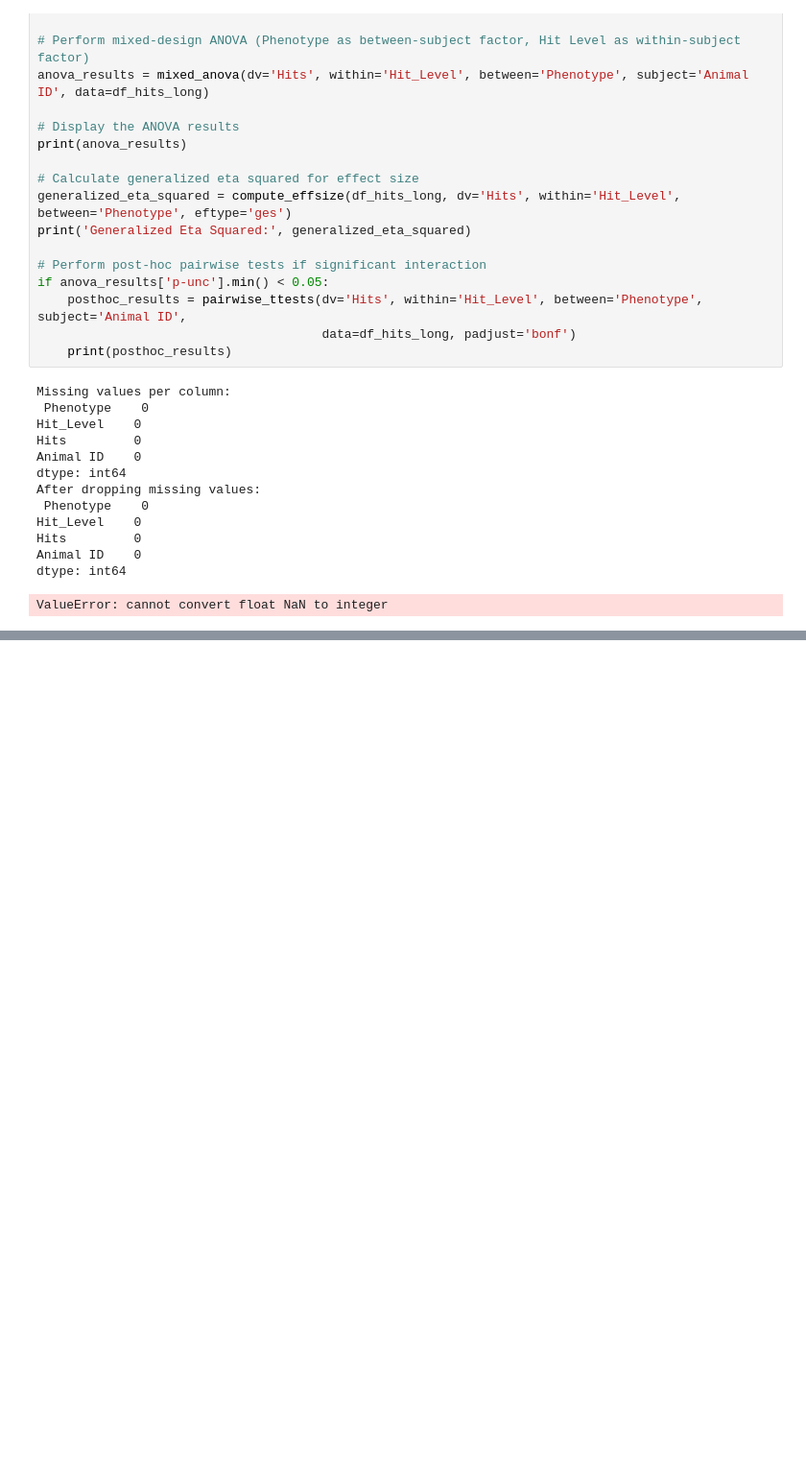
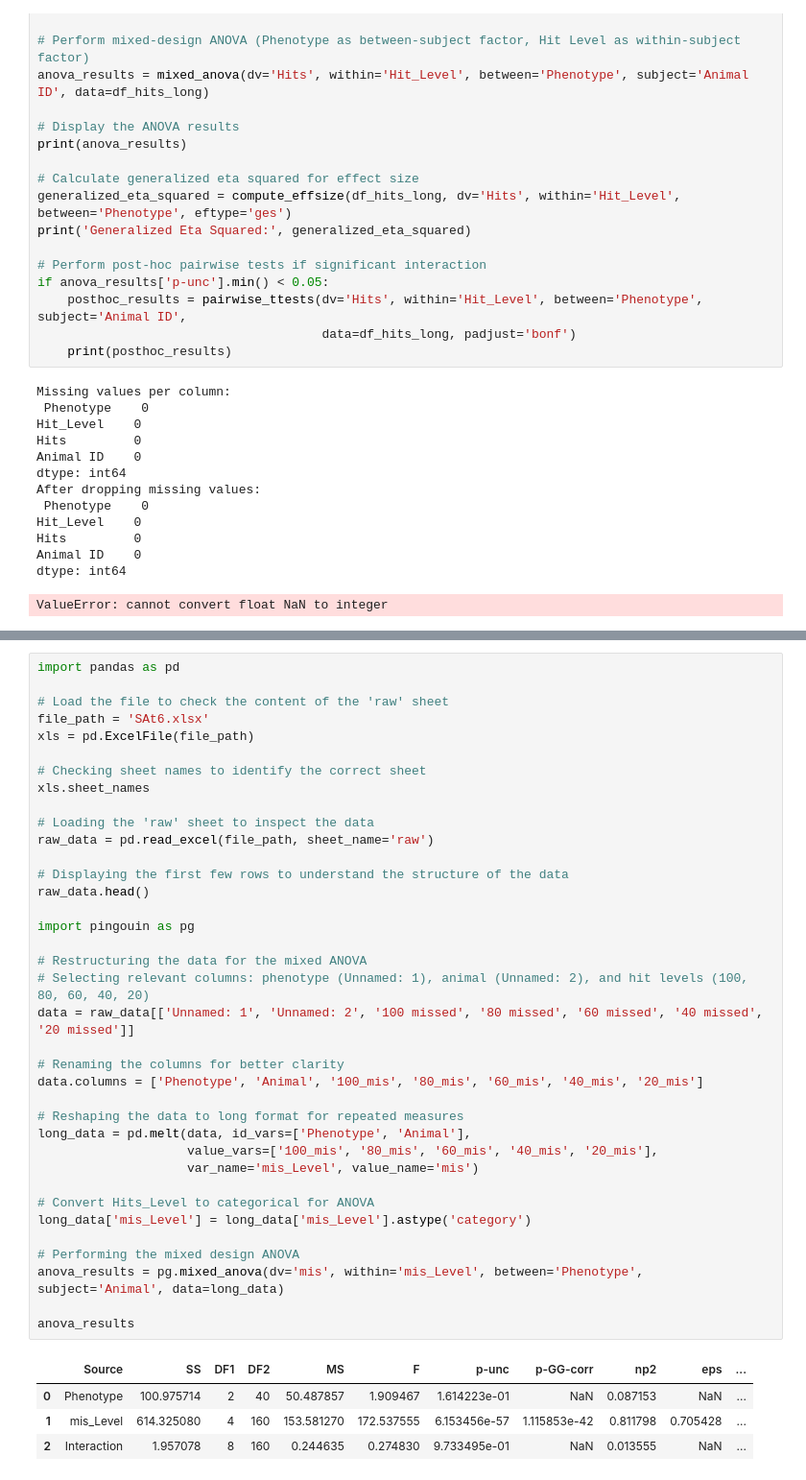
Before and after one commit to Frederichg/NoemieSFN, a Jupyter notebook: DATA/Sat6.ipynb, the cells around one changed output, grey strips where cells are left out. Shown at 96% size. Saved outputs shown, nothing was run; the diff lists cells and outputs as text; blank space fills up the shorter version.

```diff
--- a/DATA/Sat6.ipynb
+++ b/DATA/Sat6.ipynb
@@ -253,0 +257,42 @@ KeyError: "The following 'value_vars' are not present in the DataFrame: ['40_hit
+# %%
+import pandas as pd
+
+# Load the file to check the content of the 'raw' sheet
+file_path = 'SAt6.xlsx'
+xls = pd.ExcelFile(file_path)
+
+# Checking sheet names to identify the correct sheet
+xls.sheet_names
+
+# Loading the 'raw' sheet to inspect the data
+raw_data = pd.read_excel(file_path, sheet_name='raw')
+
+# Displaying the first few rows to understand the structure of the data
+raw_data.head()
+
+import pingouin as pg
+
+# Restructuring the data for the mixed ANOVA
+# Selecting relevant columns: phenotype (Unnamed: 1), animal (Unnamed: 2), and hit levels (100, 80, 60, 40, 20)
+data = raw_data[['Unnamed: 1', 'Unnamed: 2', '100 missed', '80 missed', '60 missed', '40 missed', '20 missed']]
+
+# Renaming the columns for better clarity
+data.columns = ['Phenotype', 'Animal', '100_mis', '80_mis', '60_mis', '40_mis', '20_mis']
+
+# Reshaping the data to long format for repeated measures
+long_data = pd.melt(data, id_vars=['Phenotype', 'Animal'],
+                    value_vars=['100_mis', '80_mis', '60_mis', '40_mis', '20_mis'],
+                    var_name='mis_Level', value_name='mis')
+
+# Convert Hits_Level to categorical for ANOVA
+long_data['mis_Level'] = long_data['mis_Level'].astype('category')
+
+# Performing the mixed design ANOVA
+anova_results = pg.mixed_anova(dv='mis', within='mis_Level', between='Phenotype', subject='Animal', data=long_data)
+
+anova_results
+# %% [output]
+|  | Source | SS | DF1 | DF2 | MS | F | p-unc | p-GG-corr | np2 | eps | ... |
+| 0 | Phenotype | 100.975714 | 2 | 40 | 50.487857 | 1.909467 | 1.614223e-01 | NaN | 0.087153 | NaN | ... |
+| 1 | mis_Level | 614.325080 | 4 | 160 | 153.581270 | 172.537555 | 6.153456e-57 | 1.115853e-42 | 0.811798 | 0.705428 | ... |
+| 2 | Interaction | 1.957078 | 8 | 160 | 0.244635 | 0.274830 | 9.733495e-01 | NaN | 0.013555 | NaN | ... |
```
Also changed, not shown: parts of 3 cells of this notebook.
